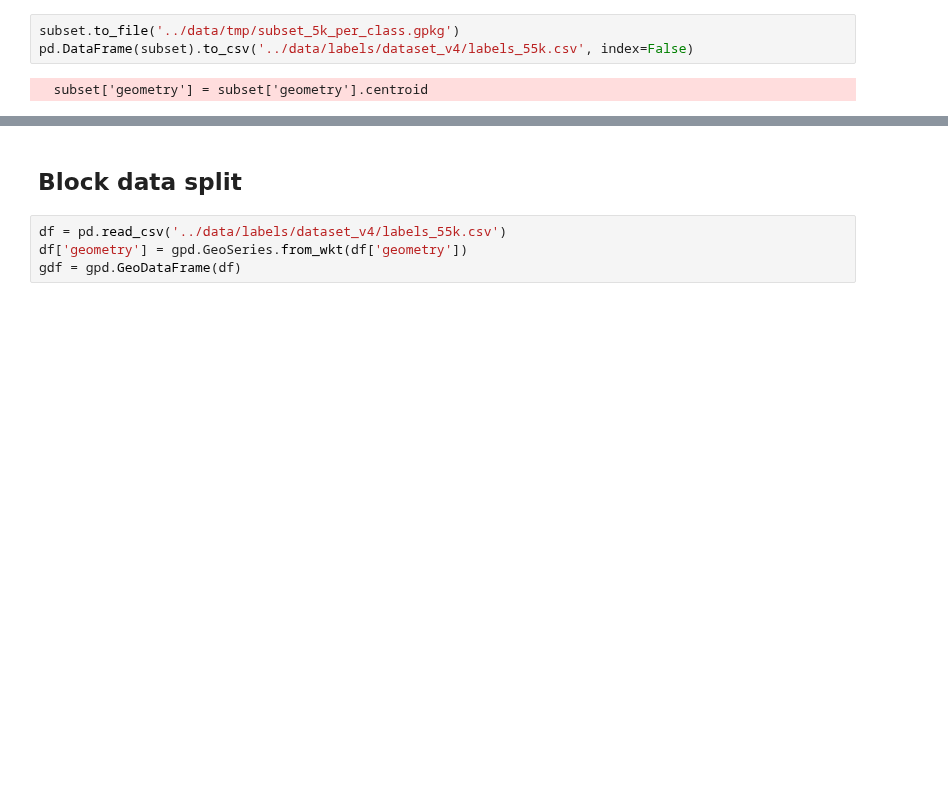
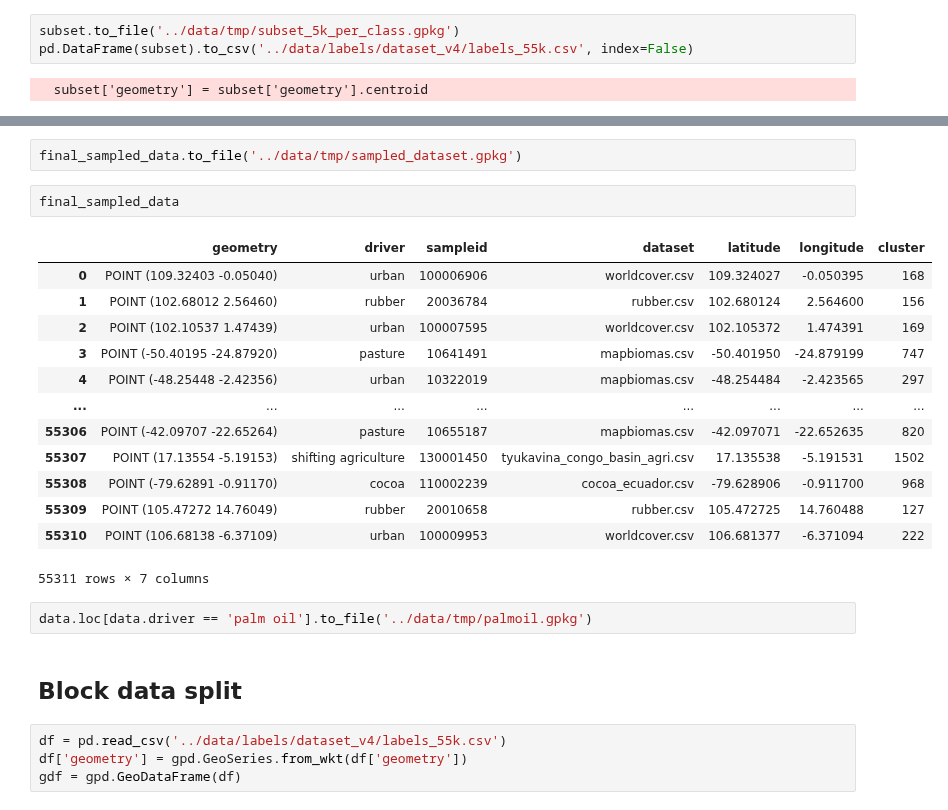
Before and after one commit to janpisl/location-encoding, a Jupyter notebook: notebooks/Merge examples from different datasets.ipynb, the cells around one changed output, grey strips where cells are left out. Drawn from its saved outputs; the diff is of its cells as text; blank space fills up the shorter version.

```diff
--- a/notebooks/Merge examples from different datasets.ipynb
+++ b/notebooks/Merge examples from different datasets.ipynb
@@ -265,3 +332,23 @@ pd.DataFrame(subset).to_csv('../data/labels/dataset_v4/labels_55k.csv', index=Fa
+# %%
+final_sampled_data.to_file('../data/tmp/sampled_dataset.gpkg')
+# %%
+final_sampled_data
+# %% [output]
+|  | geometry | driver | sampleid | dataset | latitude | longitude | cluster |
+| 0 | POINT (109.32403 -0.05040) | urban | 100006906 | worldcover.csv | 109.324027 | -0.050395 | 168 |
+| 1 | POINT (102.68012 2.56460) | rubber | 20036784 | rubber.csv | 102.680124 | 2.564600 | 156 |
+| 2 | POINT (102.10537 1.47439) | urban | 100007595 | worldcover.csv | 102.105372 | 1.474391 | 169 |
+| 3 | POINT (-50.40195 -24.87920) | pasture | 10641491 | mapbiomas.csv | -50.401950 | -24.879199 | 747 |
+| 4 | POINT (-48.25448 -2.42356) | urban | 10322019 | mapbiomas.csv | -48.254484 | -2.423565 | 297 |
+| ... | ... | ... | ... | ... | ... | ... | ... |
+| 55306 | POINT (-42.09707 -22.65264) | pasture | 10655187 | mapbiomas.csv | -42.097071 | -22.652635 | 820 |
+| 55307 | POINT (17.13554 -5.19153) | shifting agriculture | 130001450 | tyukavina_congo_basin_agri.csv | 17.135538 | -5.191531 | 1502 |
+| 55308 | POINT (-79.62891 -0.91170) | cocoa | 110002239 | cocoa_ecuador.csv | -79.628906 | -0.911700 | 968 |
+| 55309 | POINT (105.47272 14.76049) | rubber | 20010658 | rubber.csv | 105.472725 | 14.760488 | 127 |
+| 55310 | POINT (106.68138 -6.37109) | urban | 100009953 | worldcover.csv | 106.681377 | -6.371094 | 222 |
+55311 rows × 7 columns
+# %%
+data.loc[data.driver == 'palm oil'].to_file('../data/tmp/palmoil.gpkg')
 # %% [markdown]
 ## Block data split
 # %%
```
Also changed, not shown: parts of 12 cells of this notebook, 8 other files.
